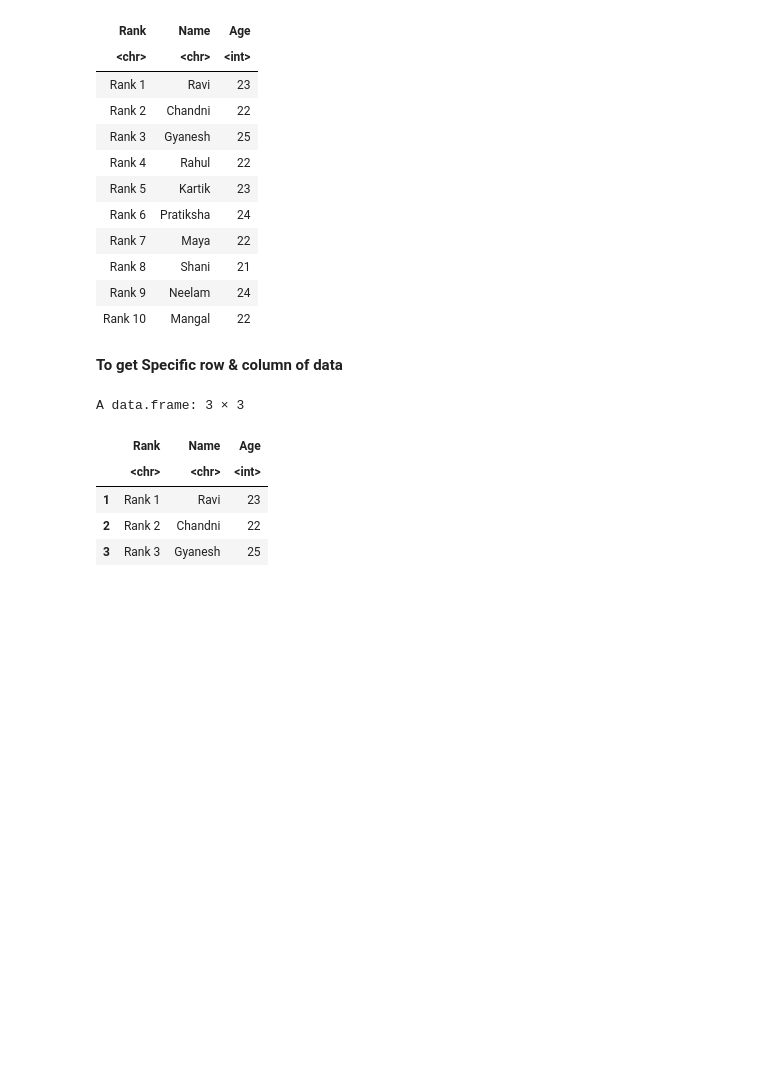
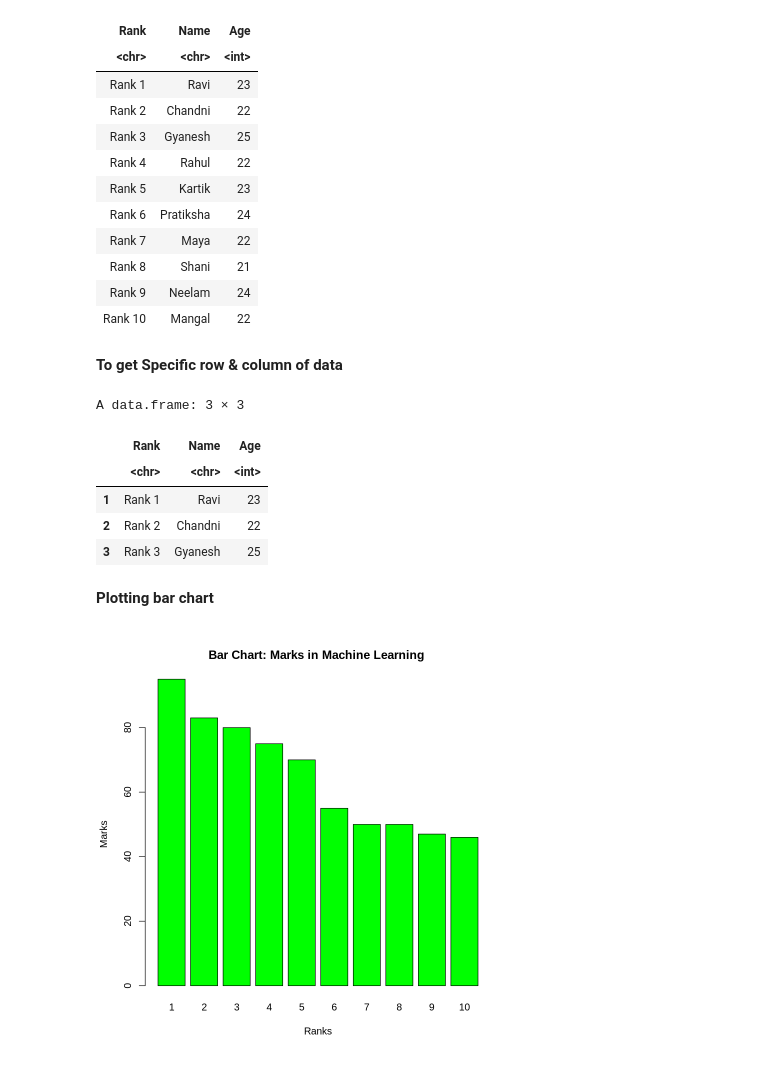
Before and after one commit to RohitPatil0308/R-Programming, a Jupyter notebook: R_Programing_Project.ipynb, the cells around one changed output. Drawn from its saved outputs; the diff is of its cells as text; code cells hidden in the pictures; blank space fills up the shorter version.

```diff
--- a/R_Programing_Project.ipynb
+++ b/R_Programing_Project.ipynb
@@ -140,3 +142,14 @@ A data.frame: 3 × 3
 | 1 | Rank 1 | Ravi | 23 |
 | 2 | Rank 2 | Chandni | 22 |
 | 3 | Rank 3 | Gyanesh | 25 |
+# %% [markdown]
+**Plotting bar chart**
+# %%
+barplot(data$Machine.Learning,
+        names.arg = rownames(data),
+        main = "Bar Chart: Marks in Machine Learning ",
+        xlab = "Ranks",
+        ylab = "Marks",
+        col = "green")
+# %% [output]
+[figure, added]
```
Also changed, not shown: parts of 1 cell of this notebook.
